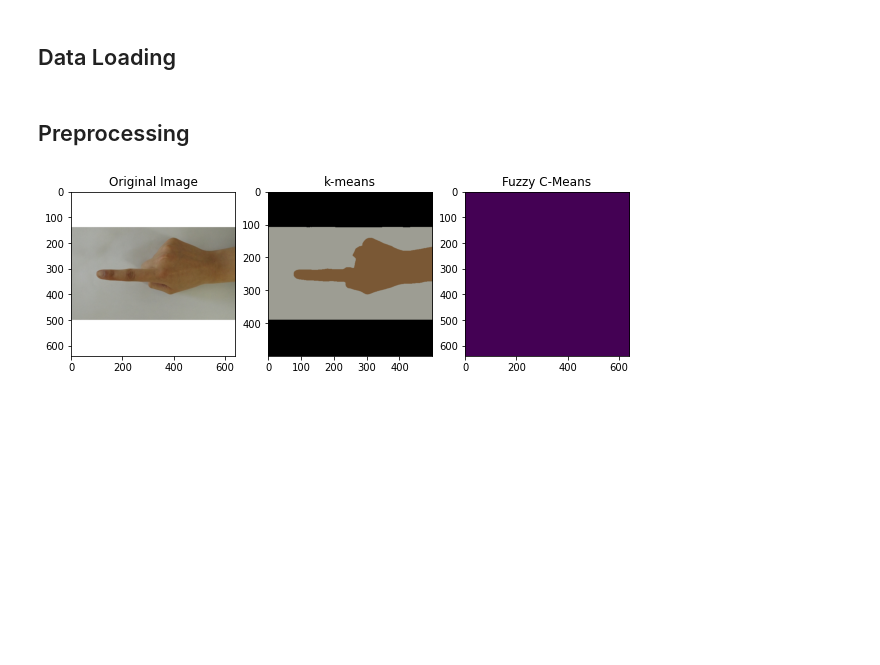
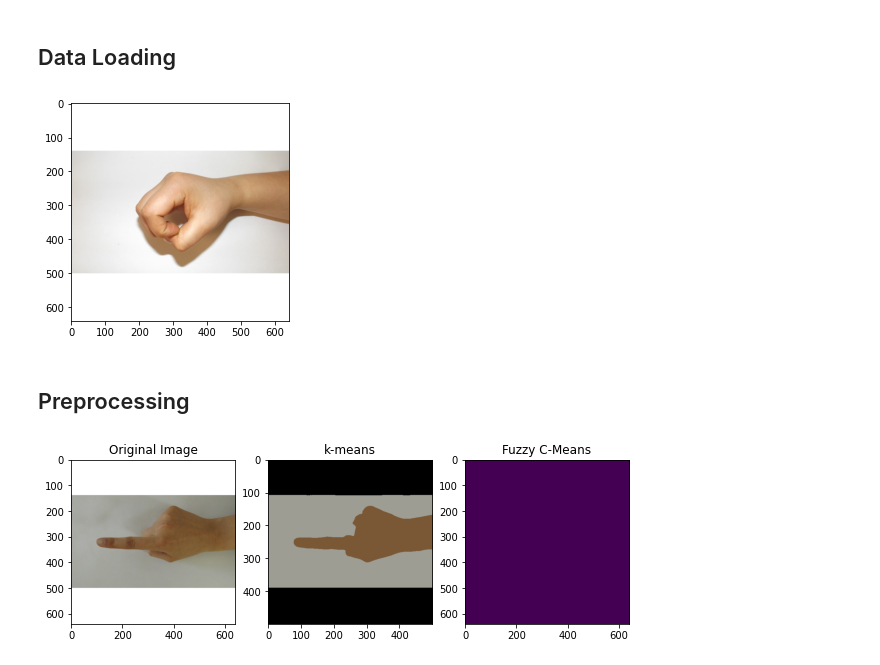
Before and after one commit to MostafaAshraf98/Project-Pattern-Recognition, a Jupyter notebook: main.ipynb, the cells around one changed output. Saved outputs shown, nothing was run; the diff lists cells and outputs as text; code cells hidden in the pictures; blank space fills up the shorter version.

```diff
--- a/main.ipynb
+++ b/main.ipynb
@@ -32,8 +32,10 @@ print(f"y_test shape: {y_test.shape}")
 print(f"x_val shape: {x_val.shape}")
 print(f"y_val shape: {y_val.shape}")
 # %%
-plt.imshow(x_train[100])
+plt.imshow(x_train[800])
 plt.show()
+# %% [output]
+[figure, added]
 # %% [markdown]
 ## Preprocessing
 # %%
```
Also changed, not shown: parts of 3 cells of this notebook, 1 other file.
